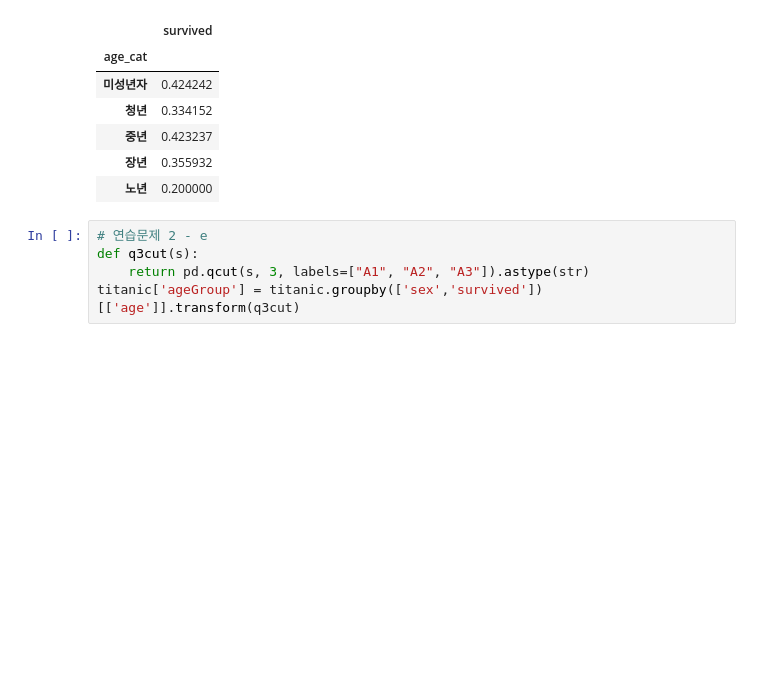
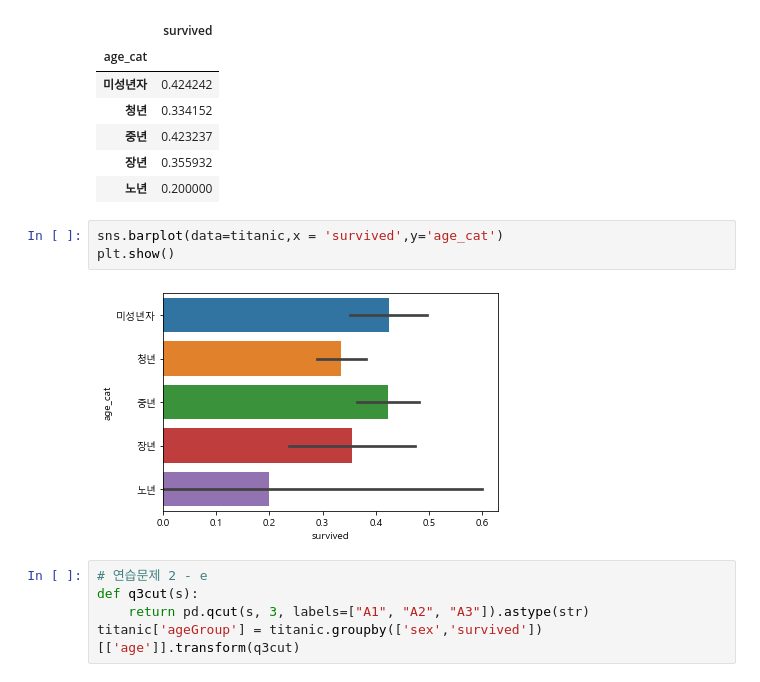
Before and after one commit to Wootae94/Data-Analysis-2020, a Jupyter notebook: 03.Pandas/과제20201111.ipynb, the cells around one changed output. Cells and saved outputs as stored; diff of their text form; blank space fills up the shorter version.

```diff
--- a/03.Pandas/과제20201111.ipynb
+++ b/03.Pandas/과제20201111.ipynb
@@ -202,6 +212,11 @@ titanic.pivot_table('survived','age_cat')
 | 중년 | 0.423237 |
 | 장년 | 0.355932 |
 | 노년 | 0.200000 |
+# %%
+sns.barplot(data=titanic,x = 'survived',y='age_cat')
+plt.show()
+# %% [output]
+[figure, added]
 # %%
 # 연습문제 2 - e
 def q3cut(s):
```
Also changed, not shown: parts of 7 cells of this notebook, 5 other files.
